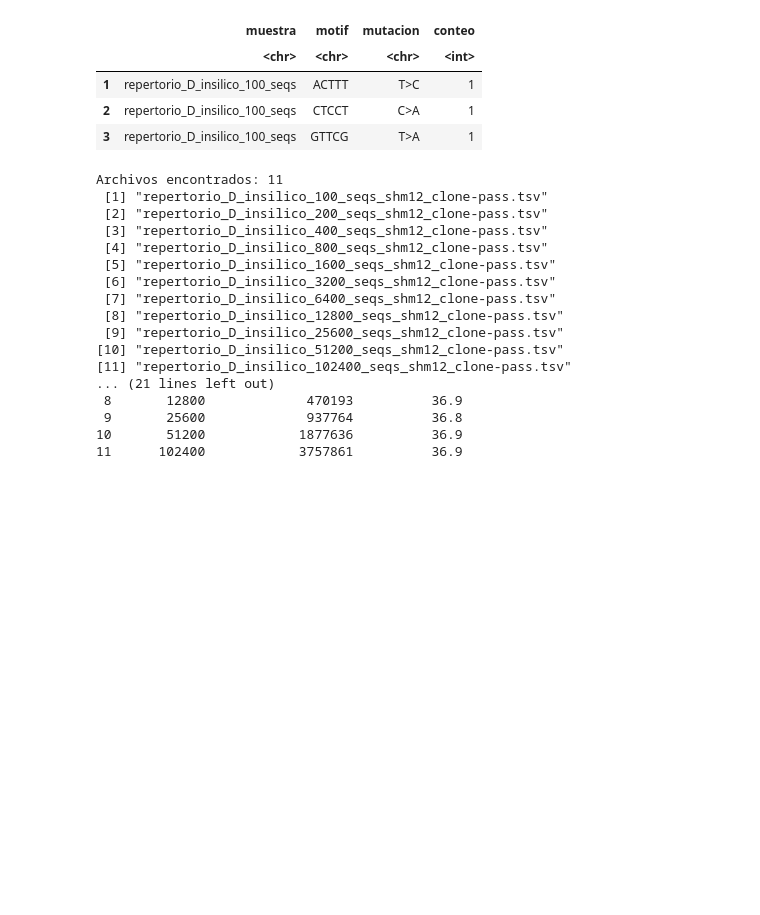
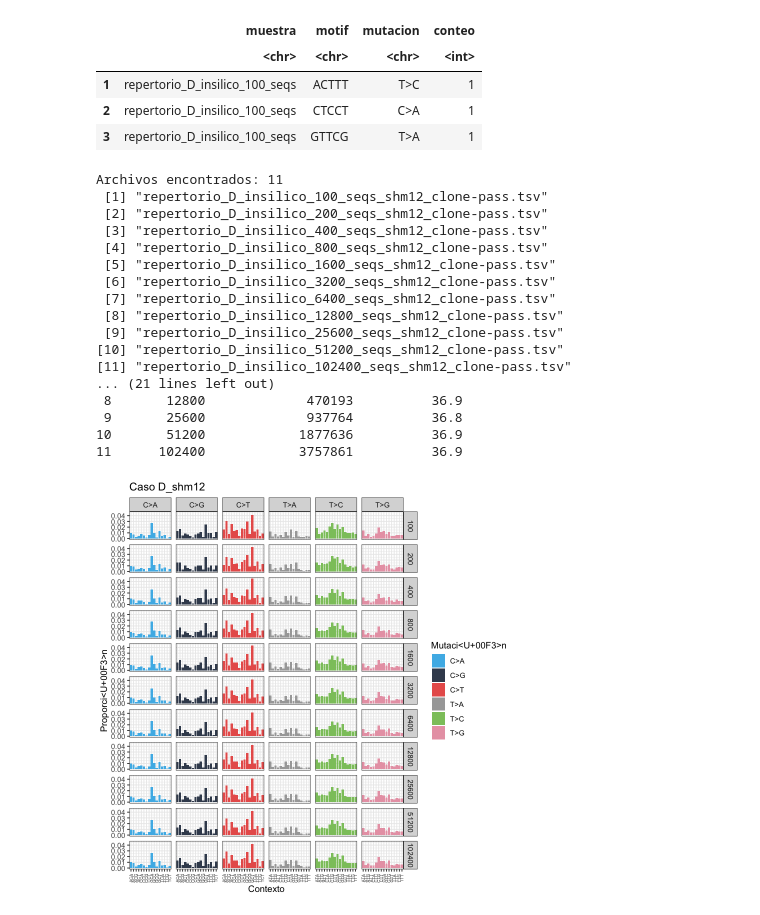
Before and after one commit to sofiacardenase/tesisbioinf-sofia, a Jupyter notebook: notebooks/8.1-signatures_motif.ipynb, the cells around one changed output. Cells and saved outputs as stored; diff of their text form; code cells hidden in the pictures; blank space fills up the shorter version.

```diff
--- a/notebooks/8.1-signatures_motif.ipynb
+++ b/notebooks/8.1-signatures_motif.ipynb
@@ -157,3 +157,93 @@ Archivos encontrados: 11
  9       25600             937764          36.8
 10       51200            1877636          36.9
 11      102400            3757861          36.9
+# %%
+#!/usr/bin/env Rscript
+# Perfiles de mutación tipo signature SBS96, usando trinucleótidos y colapsando a la base pirimidina de referencia (C o T), como en COSMIC.
+# Salida: figuras/por_caso/*.png (facet = profundidad) y figuras/por_profundidad/*.png (facet = caso).
+
+library(tidyverse)
+
+revcomp <- function(x) chartr("ACGT", "TGCA", stringi::stri_reverse(x))
+
+plot_sbs <- function(df, filas, titulo) {
+  ggplot(df, aes(tri, prop, fill = tipo)) +
+    geom_col() +
+    scale_fill_manual(values = paleta) +
+    facet_grid(rows = vars({{ filas }}), cols = vars(tipo), scales = "free_x") +
+    labs(title = titulo, x = "Contexto", y = "Proporción", fill = "Mutación") +
+    theme_bw() +
+    theme(axis.text.x = element_text(angle = 90, vjust = 0.5, size = 5))
+}
+
+
+paleta <- c(
+  "C>A" = "#4DB8E8", "C>G" = "#3D4A5C", "C>T" = "#E8605A",
+  "T>A" = "#A8A8A8", "T>C" = "#8CC56B", "T>G" = "#E8A3B3"
+)
+
+d <- read_csv("/Users/catg/Desktop/SOFIAC/Gitsofia/tesisbioinf-sofia/results/signatures/sin_colapsar/tabla_motif_mutacion_D_shm12.csv",
+              show_col_types = FALSE)
+
+sbs <- d |>
+  mutate(
+    tri = substr(motif, 2, 4),
+    ref = substr(mutacion, 1, 1),
+    alt = substr(mutacion, 3, 3),
+    purina = ref %in% c("A", "G"),
+    tri = if_else(purina, revcomp(tri), tri),
+    ref = if_else(purina, chartr("AG", "TC", ref), ref),
+    alt = if_else(purina, chartr("ACGT", "TGCA", alt), alt),
+    tipo = paste0(ref, ">", alt)
+  ) |>
+  count(escenario, profundidad, tipo, tri, wt = conteo, name = "n")
+
+# completa las combinaciones faltantes con 0
+clases <- expand_grid(
+  tipo = c("C>A", "C>G", "C>T", "T>A", "T>C", "T>G"),
+  b5 = c("A", "C", "G", "T"),
+  b3 = c("A", "C", "G", "T")
+) |>
+  mutate(tri = paste0(b5, substr(tipo, 1, 1), b3)) |>
+  select(tipo, tri)
+
+sbs <- sbs |>
+  right_join(expand_grid(distinct(sbs, escenario, profundidad), clases),
+    by = c("escenario", "profundidad", "tipo", "tri")
+  ) |>
+  mutate(n = replace_na(n, 0)) |>
+  group_by(escenario, profundidad) |>
+  mutate(prop = n / sum(n)) |>
+  ungroup() |>
+  mutate(
+    tri = factor(tri, levels = unique(clases$tri)),
+    profundidad = factor(profundidad, levels = sort(unique(profundidad)))
+  )
+
+dir_fig <- "/Users/catg/Desktop/SOFIAC/Gitsofia/tesisbioinf-sofia/results/signatures/figuras"
+dir.create(file.path(dir_fig, "por_caso"), recursive = TRUE, showWarnings = FALSE)
+dir.create(file.path(dir_fig, "por_profundidad"), recursive = TRUE, showWarnings = FALSE)
+
+# 1) una figura por caso, facet = profundidad
+for (esc in unique(sbs$escenario)) {
+  df <- filter(sbs, escenario == esc)
+  g <- plot_sbs(df, profundidad, paste("Caso", esc))
+  ggsave(file.path(dir_fig, "por_caso", paste0("sbs96_caso_", esc, ".png")),
+    g,
+    width = 10, height = 1 + 0.9 * n_distinct(df$profundidad), dpi = 200
+  )
+  print(g)
+}
+
+# 2) una figura por profundidad, facet = caso
+for (p in levels(sbs$profundidad)) {
+  df <- filter(sbs, profundidad == p)
+  g <- plot_sbs(df, escenario, paste("Profundidad:", p, "secuencias"))
+  ggsave(file.path(dir_fig, "por_profundidad", paste0("sbs96_prof_", p, ".png")),
+    g,
+    width = 10, height = 1 + 1.2 * n_distinct(df$escenario), dpi = 200
+  )
+  print(g)
+}
+# %% [output]
+[figure, added]
```
Also changed, not shown: parts of 1 cell of this notebook, 28 other files.
